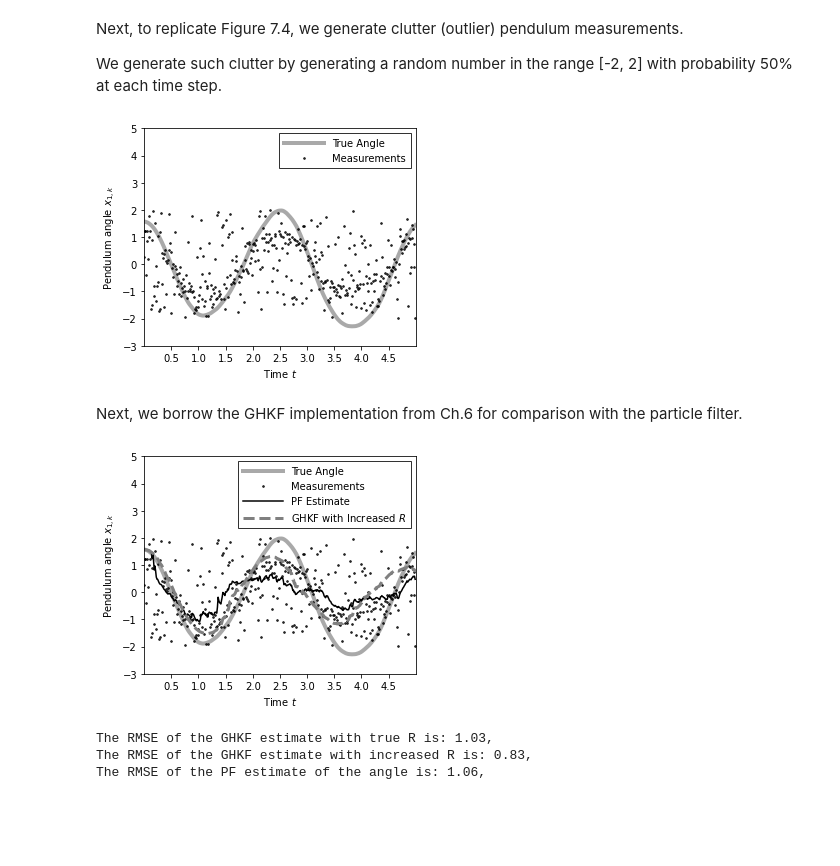
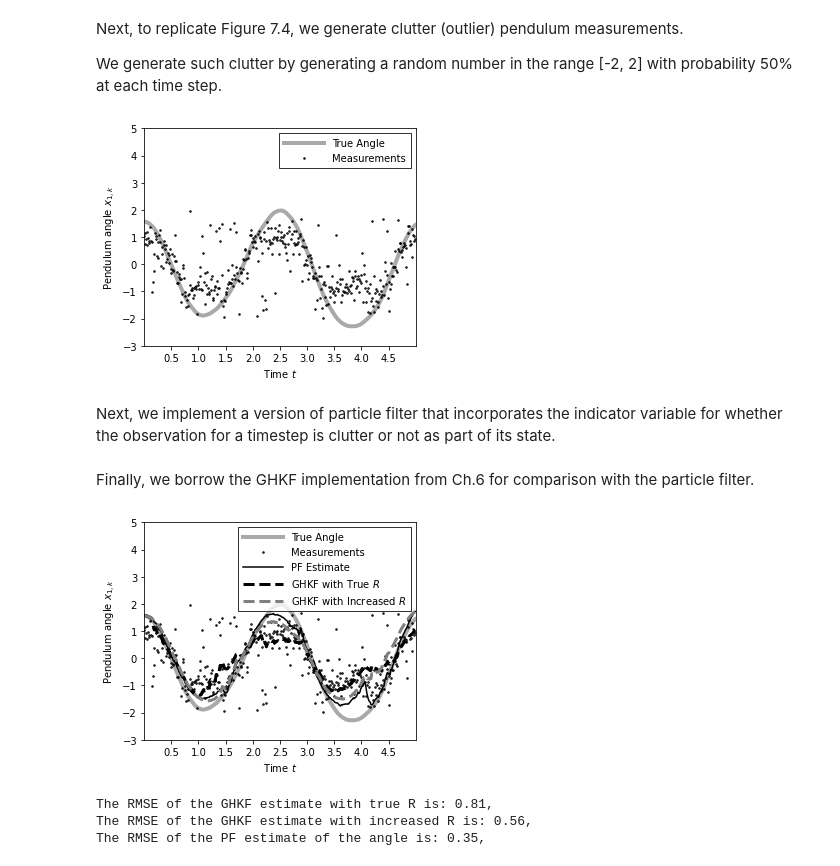
Before and after one commit to petergchang/sarkka-jax, a Jupyter notebook: Ch7.ipynb, the cells around one changed output. Cells and saved outputs as stored; diff of their text form; code cells hidden in the pictures; blank space fills up the shorter version.

Commit message:
Add cluttered PF

```diff
--- a/Ch7.ipynb
+++ b/Ch7.ipynb
@@ -184,7 +184,7 @@ def simulate_pendulum_clutter(key, h, r, states, c_range, c_prob):
 # %%
 key, subkey = jr.split(key, 2)
 # Simulate cluttered pendulum angle
-obs_c = simulate_pendulum_clutter(key, h, r, states, 2, 0.5)
+obs_c = simulate_pendulum_clutter(key, h, r, states, 2, 0.8)
 # %%
 # Create time grid for plotting
 time_grid = jnp.arange(0.0, 5.0, step=dt)
@@ -201,4 +201,6 @@ plt.gca().set_aspect(0.5)
 plt.legend(loc=1, borderpad=0.5, handlelength=4, fancybox=False, edgecolor='k');
 plt.show()
 # %% [output]
-[figure, old version]
+[figure, new version]
+# %% [markdown]
+Next, we implement a version of particle filter that incorporates the indicator variable for whether the observation for a timestep is clutter or not as part of its state.
@@ -205,5 +258,5 @@ plt.show()
 # %% [markdown]
-Next, we borrow the GHKF implementation from Ch.6 for comparison with the particle filter.
+Finally, we borrow the GHKF implementation from Ch.6 for comparison with the particle filter.
 # %%
 from numpy.polynomial.hermite_e import hermegauss
 from sklearn.utils.extmath import cartesian
@@ -273,42 +326,42 @@ p = 10
 m_ghkf, P_ghkf = ghkf_additive(m_0, P_0, f, h, Q, r, p, obs_c)
 
 # Compute GHKF estimates with increased R
-m_ghkf_r, P_ghkf_r = ghkf_additive(m_0, P_0, f, h, Q, r*20, p, obs_c)
+m_ghkf_r, P_ghkf_r = ghkf_additive(m_0, P_0, f, h, Q, r*10, p, obs_c)
 
 # Compute PF estimates
 key, subkey = jr.split(subkey, 2)
-n_particles = 3000
-_, particles_pf = bootstrap_pf(key, m_0, P_0, f, h, Q, r, obs_c, n_particles)
-m_pf = jnp.mean(particles_pf, axis=1)
+n_particles = 1000
+_, particles_pf_c = bootstrap_pf_c(key, m_0, P_0, f, h, Q, r, obs_c, n_particles, 0.5)
+m_pf_c = jnp.mean(particles_pf_c, axis=1)
 # %%
 # Plot the generated data (Replicates Figure 7.4)
 plt.figure()
 plt.plot(time_grid, states[:,0,0], color='darkgray', linewidth=4, label="True Angle")
 plt.plot(time_grid, obs_c, 'ok', fillstyle='none', ms=1.5, label='Measurements')
-plt.plot(time_grid, m_pf[:,0,0], color='k', linewidth=1.5, label="PF Estimate")
+plt.plot(time_grid, m_pf_c[:,0,0], color='k', linewidth=1.5, label="PF Estimate")
 plt.plot(time_grid, m_ghkf[:,0,0], 'k--', linewidth=3, label="GHKF with True $R$")
 plt.plot(time_grid, m_ghkf_r[:,0,0], '--', color='gray', linewidth=3, label="GHKF with Increased $R$")
 plt.xlabel('Time $t$'); plt.ylabel('Pendulum angle $x_{1,k}$')
 plt.xlim(0, 5); plt.ylim(-3, 5)
 plt.xticks(jnp.arange(0.5, 4.6, 0.5))
 plt.yticks(jnp.arange(-3, 5.1, 1))
 plt.gca().set_aspect(0.5)
 plt.legend(loc=1, borderpad=0.5, handlelength=4, fancybox=False, edgecolor='k');
 plt.show()
 # %% [output]
-[figure, old version]
+[figure, new version]
 # %%
 # Compute RMSE of the GHKF estimate with true R
 rmse_ghkf = compute_rmse(states[:,0,0], m_ghkf[:,0,0])
 # Compute RMSE of the GHKF estimate with increased R
 rmse_ghkf_r = compute_rmse(states[:,0,0], m_ghkf_r[:,0,0])
 # Compute RMSE of the PF estimate
-rmse_pf = compute_rmse(states[:,0,0], m_pf[:,0,0])
+rmse_pf_c = compute_rmse(states[:,0,0], m_pf_c[:,0,0])
 
 print(f'The RMSE of the GHKF estimate with true R is: {rmse_ghkf:.2f},')
 print(f'The RMSE of the GHKF estimate with increased R is: {rmse_ghkf_r:.2f},')
-print(f'The RMSE of the PF estimate of the angle is: {rmse_pf:.2f},')
+print(f'The RMSE of the PF estimate of the angle is: {rmse_pf_c:.2f},')
 # %% [output]
-The RMSE of the GHKF estimate with true R is: 1.03,
-The RMSE of the GHKF estimate with increased R is: 0.83,
-The RMSE of the PF estimate of the angle is: 1.06,
+The RMSE of the GHKF estimate with true R is: 0.81,
+The RMSE of the GHKF estimate with increased R is: 0.56,
+The RMSE of the PF estimate of the angle is: 0.35,
```
Also changed, not shown: parts of 1 cell of this notebook.
